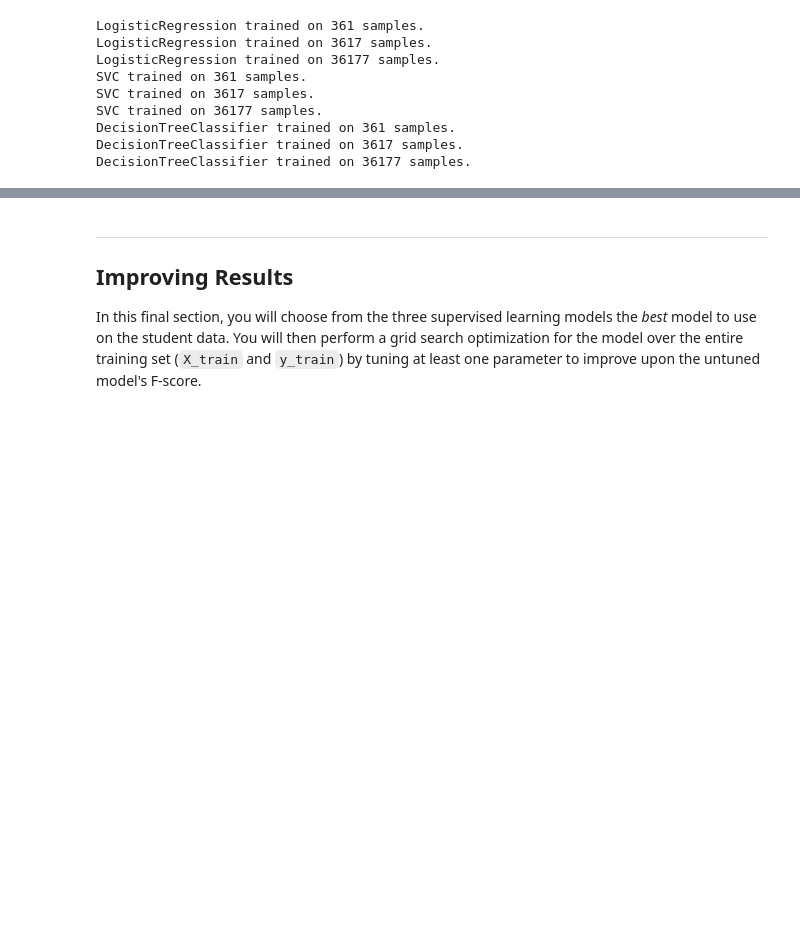
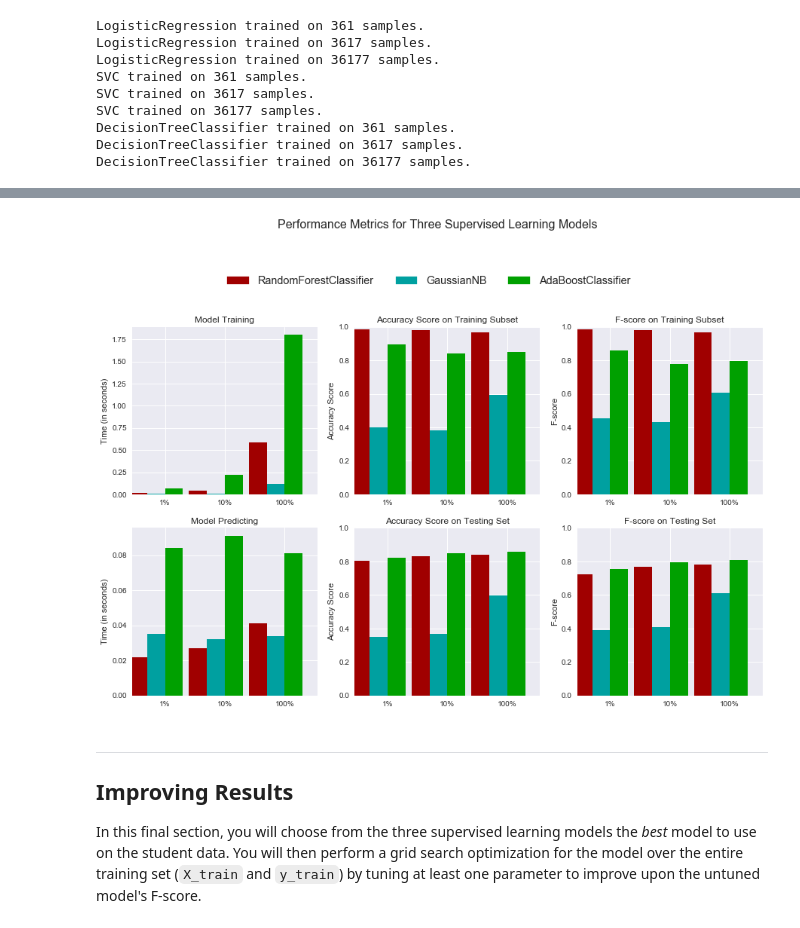
Before and after one commit to rbackupX/ML_Projects_MLND, a Jupyter notebook: 1. Supervised Learning/Supervised Learning - CharityML.ipynb, the cells around one changed output, grey strips where cells are left out. Drawn from its saved outputs; the diff is of its cells as text; code cells hidden in the pictures; blank space fills up the shorter version.

```diff
--- a/1. Supervised Learning/Supervised Learning - CharityML.ipynb
+++ b/1. Supervised Learning/Supervised Learning - CharityML.ipynb
@@ -698,0 +709,32 @@ DecisionTreeClassifier trained on 36177 samples.
+# %%
+# Import the three supervised learning models from sklearn
+
+from sklearn.ensemble import RandomForestClassifier
+from sklearn.naive_bayes import GaussianNB
+from sklearn.ensemble import AdaBoostClassifier
+
+# Initialize the three models
+clf_A = RandomForestClassifier(random_state=121)
+clf_B = GaussianNB()
+clf_C = AdaBoostClassifier(random_state=543)
+
+# Calculate the number of samples for 1%, 10%, and 100% of the training data
+# samples_1 is 1% of the entire training set
+# samples_10 is 10% of the entire training set
+# samples_100 is the entire training set
+
+#print(X_train.shape[0])
+print(len(Y_train))
+samples_1 = int(len(Y_train)/100)
+samples_10 = int(len(Y_train)/10)
+samples_100 = len(Y_train)
+
+# Collect results on the learners
+results2 = {}
+for clf in [clf_A, clf_B, clf_C]:
+    clf_name = clf.__class__.__name__
+    results2[clf_name] = {}
+    for i, samples in enumerate([samples_1, samples_10, samples_100]):
+        results2[clf_name] [i]= \
+        train_predict(clf, samples, X_train, Y_train, X_test, Y_test)
+## TODO : Create a dataframe with the result[] comparing the models
@@ -728,3 +791,8 @@ ValueError: The truth value of a Series is ambiguous. Use a.empty, a.bool(), a.i
+# %%
+# Run metrics visualization for the three supervised learning models chosen
+vs.evaluate(results2, accuracy, fscore)
+# %% [output]
+[figure, added]
 # %% [markdown]
 ----
 ## Improving Results
```
Also changed, not shown: parts of 11 cells of this notebook, 1 other file.
